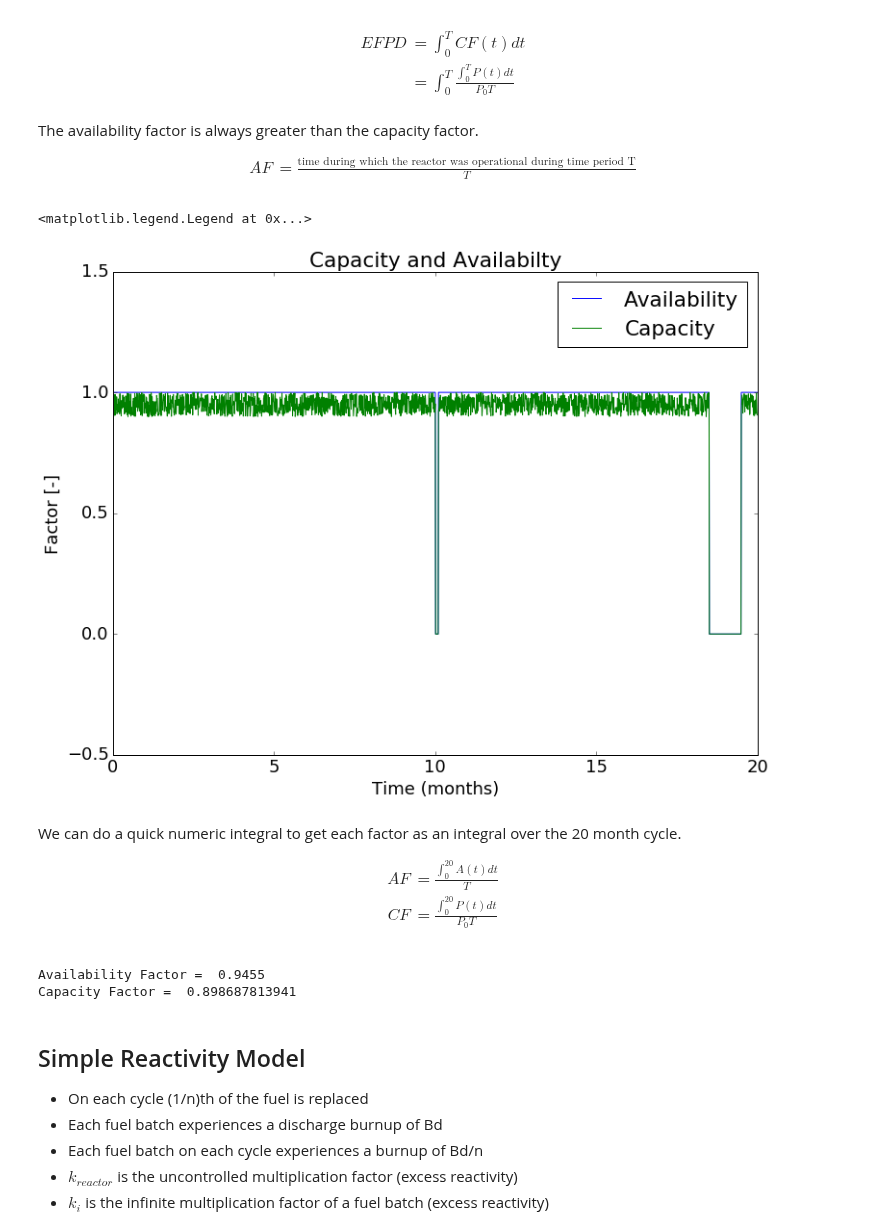
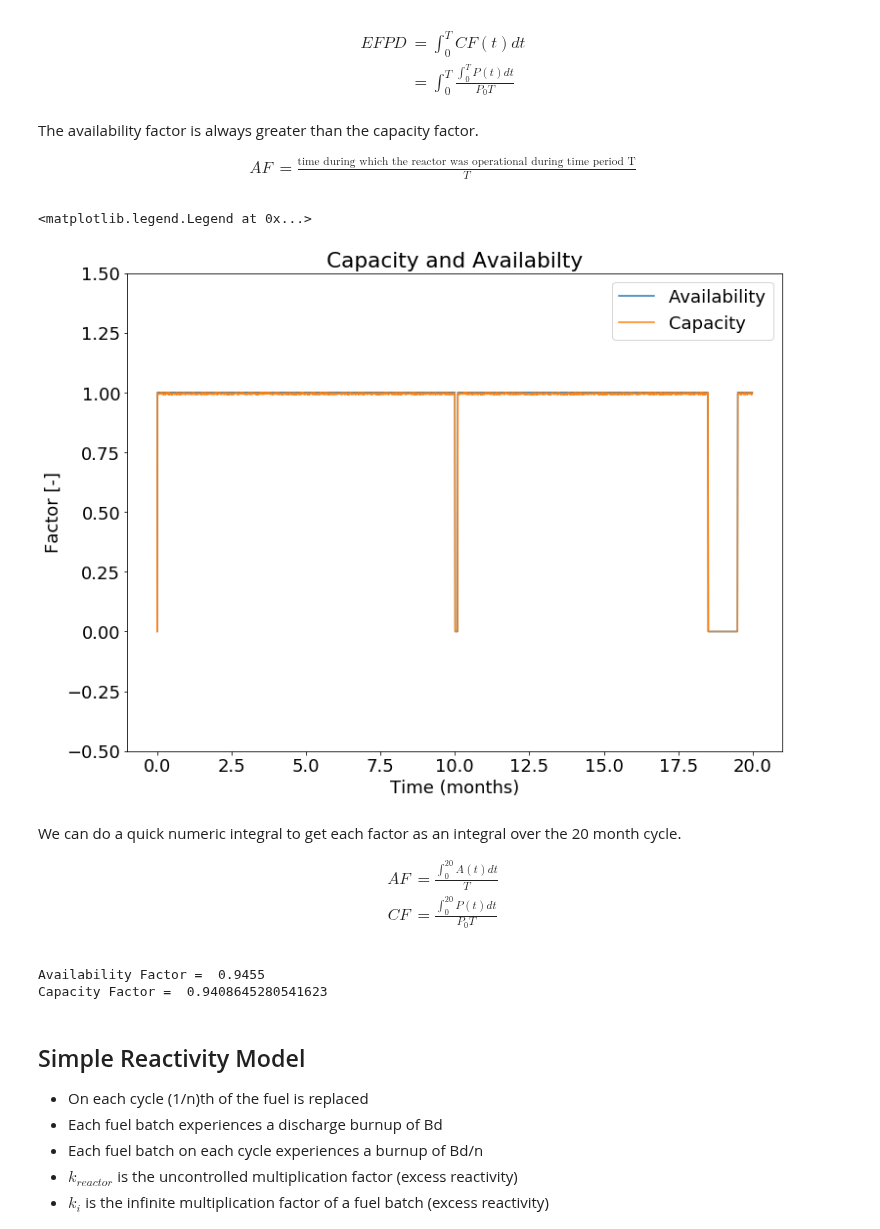
Before and after one commit to katyhuff/npre412, a Jupyter notebook: in-core/in-core.ipynb, the cells around one changed output. Cells and saved outputs as stored; diff of their text form; code cells hidden in the pictures.

```diff
--- a/in-core/in-core.ipynb
+++ b/in-core/in-core.ipynb
@@ -126,35 +126,35 @@ AF &= \frac{\mbox{time during which the reactor was operational during time peri
 # for a few days during the 10th month
 # for one month during month 18
 shutdowns = {10:10.1,
              18.5:19.5}
 
 import numpy as np
 def A(t, shutdowns):
     to_ret = 1.0*(t > 0)
     for start,stop in shutdowns.items():
         if start < t and t < stop:
             to_ret = 0
     return to_ret
 
 times = np.arange(0.0, 20.0, 0.01)
 hist = np.arange(0.0, 20.0, 0.01)
 cf = np.arange(0.0, 20.0, 0.01)
 
 for i in range(0, times.size):
     hist[i] = A(times[i], shutdowns)
-    cf[i] = A(times[i], shutdowns)*(1.-0.1*np.random.random())
+    cf[i] = A(times[i], shutdowns)*(1.-0.01*np.random.random())
 
 plt.plot(times, hist, label='Availability')
 plt.plot(times, cf, label='Capacity')
 
 plt.ylim([-0.5, 1.5])
 plt.title('Capacity and Availabilty')
 plt.xlabel('Time (months)')
 plt.ylabel('Factor [-]')
 plt.legend()
 # %% [output]
 <matplotlib.legend.Legend at 0x...>
-[figure, old version]
+[figure, new version]
 # %% [markdown]
 We can do a quick numeric integral to get each factor as an integral over the 20 month cycle.
 
@@ -167,7 +167,7 @@ print("Availability Factor = ", hist.sum()/hist.shape[0])
 print("Capacity Factor = ", cf.sum()/cf.shape[0])
 # %% [output]
 Availability Factor =  0.9455
-Capacity Factor =  0.898687813941
+Capacity Factor =  0.9408645280541623
 # %% [markdown]
 ## Simple Reactivity Model
 - On each cycle (1/n)th of the fuel is replaced
```
Also changed, not shown: parts of 4 cells of this notebook, 6 other files.
